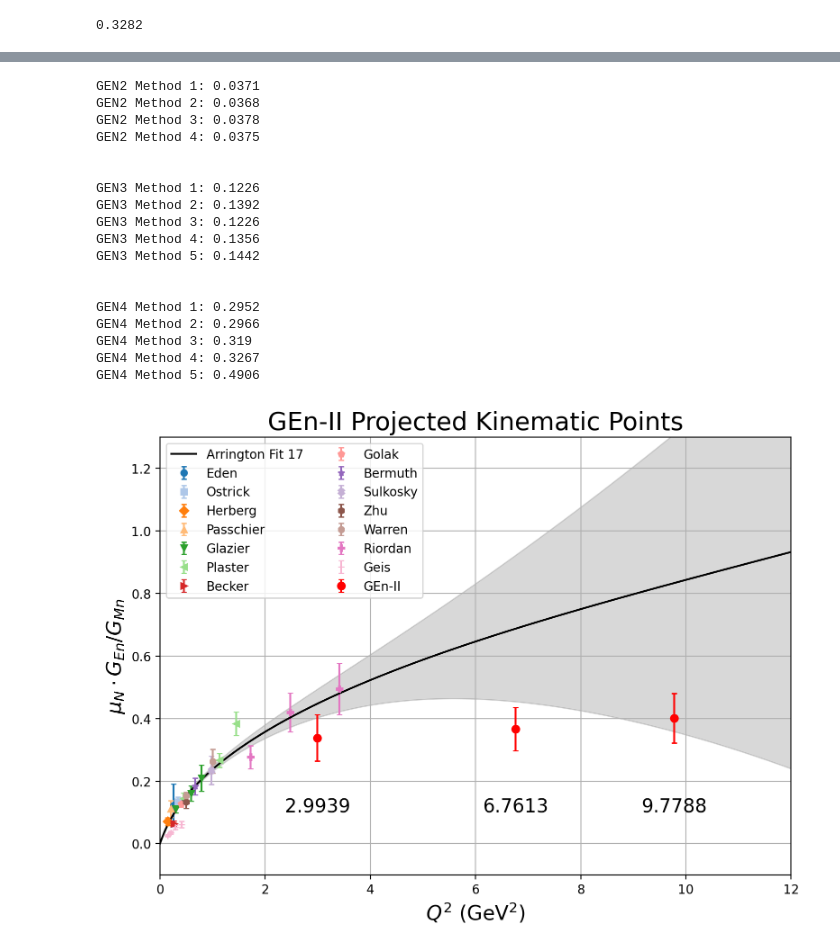
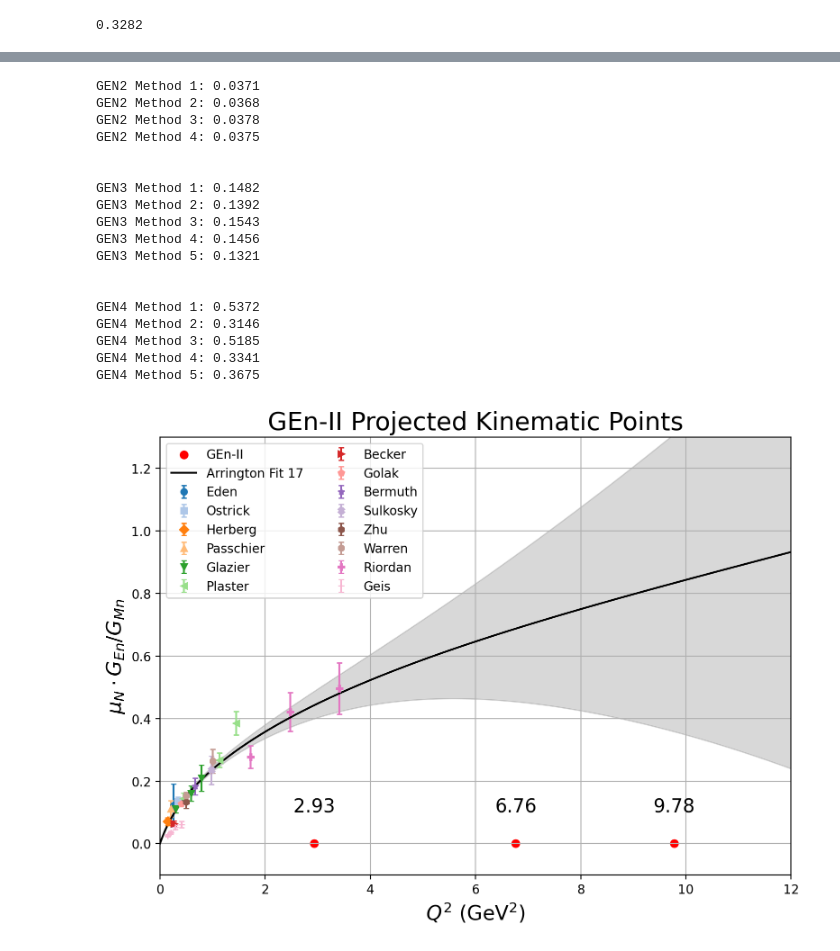
Before and after one commit to hp4xz/GEnAnalysis, a Jupyter notebook: analysis-pass2/Plot Results.ipynb, the cells around one changed output, grey strips where cells are left out. Drawn from its saved outputs; the diff is of its cells as text; code cells hidden in the pictures.

```diff
--- a/analysis-pass2/Plot Results.ipynb
+++ b/analysis-pass2/Plot Results.ipynb
@@ -31,7 +31,7 @@ import importlib
 # %% [output]
 Welcome to JupyROOT 6.26/06
 # %%
-muN=-1.91
+muN=-1.913
 # %%
 import pandas as pd
 
@@ -111,32 +111,32 @@ with open("kin3results.txt") as f:
         key, value = line.strip().split(",")
         GEN3[key] = float(value)
 GEN3Method1 = {}
-with open("kin3resultsMETHOD1.txt") as f:
+with open("kin3resultsFIT1.txt") as f:
     for line in f:
         key, value = line.strip().split(",")
         GEN3Method1[key] = float(value)
 GEN3Method2 = {}
-with open("kin3resultsMETHOD2.txt") as f:
+with open("kin3resultsFIT2.txt") as f:
     for line in f:
         key, value = line.strip().split(",")
         GEN3Method2[key] = float(value)
 GEN3Method3 = {}
-with open("kin3resultsMETHOD3.txt") as f:
+with open("kin3resultsFIT3.txt") as f:
     for line in f:
         key, value = line.strip().split(",")
         GEN3Method3[key] = float(value)
 GEN3Method4 = {}
-with open("kin3resultsMETHOD4.txt") as f:
+with open("kin3resultsFIT4.txt") as f:
     for line in f:
         key, value = line.strip().split(",")
         GEN3Method4[key] = float(value)
 GEN3Method5 = {}
-with open("kin3resultsMETHOD5.txt") as f:
+with open("kin3resultsFIT5.txt") as f:
     for line in f:
         key, value = line.strip().split(",")
         GEN3Method5[key] = float(value)
 GEN3Method6 = {}
-with open("kin3resultsMETHOD6.txt") as f:
+with open("kin3resultsFIT6.txt") as f:
     for line in f:
         key, value = line.strip().split(",")
         GEN3Method6[key] = float(value)
@@ -149,36 +149,37 @@ with open("kin4combinedresults.txt") as f:
         key, value = line.strip().split(",")
         GEN4[key] = float(value)
 GEN4Method1 = {}
-with open("kin4combinedresultsMETHOD1.txt") as f:
+with open("kin4combinedresultsFIT1.txt") as f:
     for line in f:
         key, value = line.strip().split(",")
         GEN4Method1[key] = float(value)
 GEN4Method2 = {}
-with open("kin4combinedresultsMETHOD2.txt") as f:
+with open("kin4combinedresultsFIT2.txt") as f:
     for line in f:
         key, value = line.strip().split(",")
         GEN4Method2[key] = float(value)
 GEN4Method3 = {}
-with open("kin4combinedresultsMETHOD3.txt") as f:
+with open("kin4combinedresultsFIT3.txt") as f:
     for line in f:
         key, value = line.strip().split(",")
         GEN4Method3[key] = float(value)
 GEN4Method4 = {}
-with open("kin4combinedresultsMETHOD4.txt") as f:
+with open("kin4combinedresultsFIT4.txt") as f:
     for line in f:
         key, value = line.strip().split(",")
         GEN4Method4[key] = float(value)
 GEN4Method5 = {}
-with open("kin4combinedresultsMETHOD5.txt") as f:
+with open("kin4combinedresultsFIT5.txt") as f:
     for line in f:
         key, value = line.strip().split(",")
         GEN4Method5[key] = float(value)
+
 GEN4Method6 = {}
 with open("kin4combinedresultsMETHOD6.txt") as f:
     for line in f:
         key, value = line.strip().split(",")
         GEN4Method6[key] = float(value)
-# Example: make a "single point" plot with error bars
+ #Example: make a "single point" plot with error bars
 # %%
 #seankin4
 Sk4=muN* (-0.5127)
@@ -520,18 +887,18 @@ GEN2 Method 3: 0.0378
 GEN2 Method 4: 0.0375
 
 
-GEN3 Method 1: 0.1226
+GEN3 Method 1: 0.1482
 GEN3 Method 2: 0.1392
-GEN3 Method 3: 0.1226
-GEN3 Method 4: 0.1356
-GEN3 Method 5: 0.1442
+GEN3 Method 3: 0.1543
+GEN3 Method 4: 0.1456
+GEN3 Method 5: 0.1321
 
 
-GEN4 Method 1: 0.2952
-GEN4 Method 2: 0.2966
-GEN4 Method 3: 0.319
-GEN4 Method 4: 0.3267
-GEN4 Method 5: 0.4906
+GEN4 Method 1: 0.5372
+GEN4 Method 2: 0.3146
+GEN4 Method 3: 0.5185
+GEN4 Method 4: 0.3341
+GEN4 Method 5: 0.3675
 # %%
 fig, ax = plt.subplots(figsize=(8, 6), dpi=200)
 from matplotlib.cm import get_cmap
@@ -551,36 +918,39 @@ markers = {exp: marker_styles[i % len(marker_styles)] for i, exp in enumerate(ex
 for exp in experiments:
     subset = df[df["Experiment"] == exp]
     ax.errorbar(subset["Q2"], mu_n * subset["GEn"] / subset["GMn"],
                 subset["RatE"], fmt=markers[exp], color=colors[exp],
                 label=exp, markersize=5, capsize=2)
 
-plt.errorbar(GEN2["Q2"], GENPROJ2[0], yerr=np.sqrt(GENPROJ2[1]**2+GENPROJ2[2]**2),
+"""plt.errorbar(GEN2["Q2"], GENPROJ2[0], yerr=np.sqrt(GENPROJ2[1]**2+GENPROJ2[2]**2),
              fmt='o', color='red', label='GEn-II',capsize=2)
 plt.errorbar(GEN3["Q2"], GENPROJ3[0], np.sqrt(GENPROJ3[1]**2+GENPROJ3[2]**2),
              fmt='o', color='red',capsize=2)
 plt.errorbar(GEN4["Q2"], GENPROJ4[0], np.sqrt(GENPROJ4[1]**2+GENPROJ4[2]**2),
-             fmt='o', color='red',capsize=2)
+             fmt='o', color='red',capsize=2)"""
+plt.scatter(GEN2["Q2"],0, color='red', label='GEn-II')
+plt.scatter(GEN3["Q2"], 0, color='red')
+plt.scatter(GEN4["Q2"], 0, color='red')
 
 # Plot fit and shaded error band
 ax.plot(Q2t, RatFit, color='black', label='Arrington Fit 17')
 ax.fill_between(Q2t, RatFit - RatFitE, RatFit + RatFitE, color='gray', alpha=0.3)
 
 # Watermark and labels
 
 
 ax.set_xlim(0, 12)
 ax.set_ylim(-0.1, 1.3)
 ax.grid(True)
 ax.set_xlabel('$Q^2$ (GeV$^2$)', fontsize=16)
 ax.set_ylabel(r'$\mu_N \cdot G_{En} / G_{Mn}$', fontsize=16)
 ax.set_title('GEn-II Projected Kinematic Points', fontsize=20)
 ax.legend(loc='upper left', fontsize=10, ncol=2)
 #plt.yscale("log")
 plt.tight_layout()
 plt.savefig("BlankResults.pdf")
-plt.text(GEN2["Q2"],.1,str(GEN2["Q2"]),ha='center',fontsize='15')
-plt.text(GEN3["Q2"],.1,str(GEN3["Q2"]),ha='center',fontsize='15')
-plt.text(GEN4["Q2"],.1,str(GEN4["Q2"]),ha='center',fontsize='15')
+plt.text(GEN2["Q2"],.1,str(np.round(GEN2["Q2"],2)),ha='center',fontsize='15')
+plt.text(GEN3["Q2"],.1,str(np.round(GEN3["Q2"],2)),ha='center',fontsize='15')
+plt.text(GEN4["Q2"],.1,str(np.round(GEN4["Q2"],2)),ha='center',fontsize='15')
 plt.show()
 # %% [output]
-[figure, old version]
+[figure, new version]
```
Also changed, not shown: parts of 28 cells of this notebook, 48 other files.
